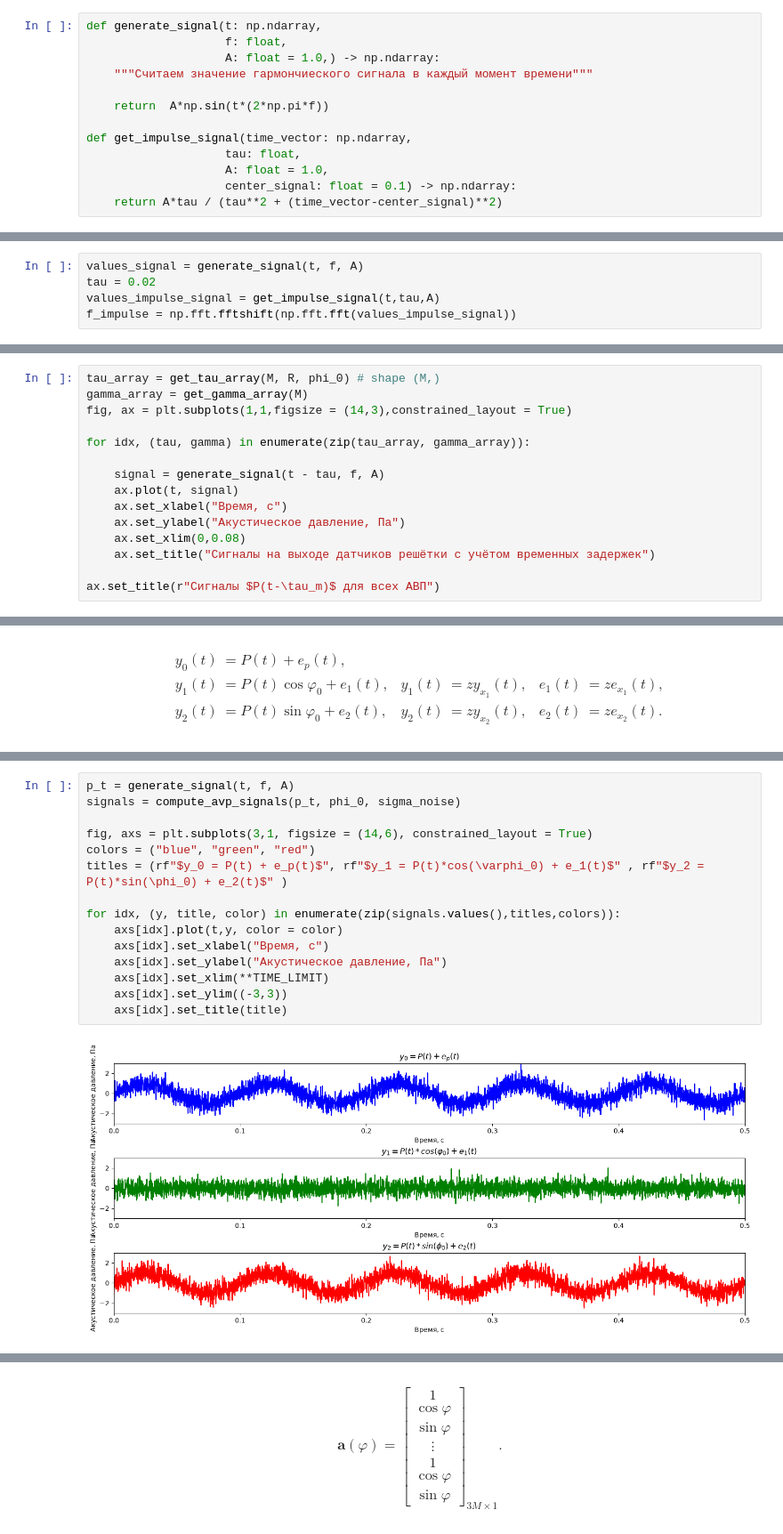
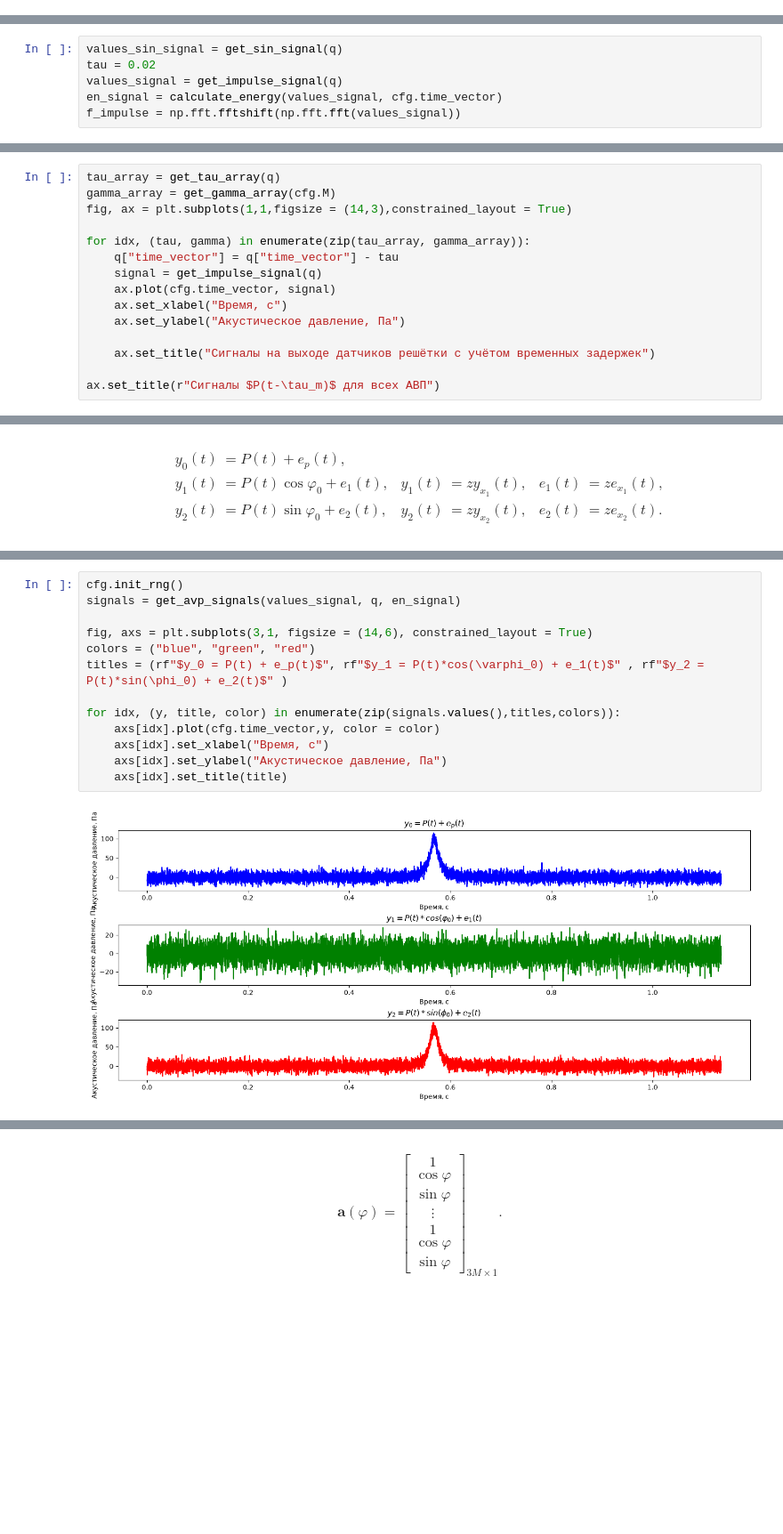
Before and after one commit to veitnemed/piling-main, a Jupyter notebook: notebook.ipynb, the cells around one changed output, grey strips where cells are left out. Shown at 89% size. Cells and saved outputs as stored; diff of their text form; blank space fills up the shorter version.

```diff
--- a/notebook.ipynb
+++ b/notebook.ipynb
@@ -61,24 +54,12 @@ def get_tau_array(M: int,
-# %%
-def generate_signal(t: np.ndarray,
-                    f: float,
-                    A: float = 1.0,) -> np.ndarray:
-    """Считаем значение гармончиеского сигнала в каждый момент времени"""
-
-    return  A*np.sin(t*(2*np.pi*f))
-
-def get_impulse_signal(time_vector: np.ndarray,
-                    tau: float,
-                    A: float = 1.0,
-                    center_signal: float = 0.1) -> np.ndarray:
-    return A*tau / (tau**2 + (time_vector-center_signal)**2)
 # %% [markdown]
 \begin{align*}
 \text{Сигнал } P(t) \text{ (без шума)}
 \end{align*}
 # %%
-values_signal = generate_signal(t, f, A)
+values_sin_signal = get_sin_signal(q)
 tau = 0.02
-values_impulse_signal = get_impulse_signal(t,tau,A)
-f_impulse = np.fft.fftshift(np.fft.fft(values_impulse_signal))
+values_signal = get_impulse_signal(q)
+en_signal = calculate_energy(values_signal, cfg.time_vector)
+f_impulse = np.fft.fftshift(np.fft.fft(values_signal))
 # %%
 fig, ax = plt.subplots(1,1,figsize = (14,2))
@@ -155,15 +127,15 @@ plt.show()
 # %%
-tau_array = get_tau_array(M, R, phi_0) # shape (M,)
-gamma_array = get_gamma_array(M)
+tau_array = get_tau_array(q)
+gamma_array = get_gamma_array(cfg.M)
 fig, ax = plt.subplots(1,1,figsize = (14,3),constrained_layout = True)
 
 for idx, (tau, gamma) in enumerate(zip(tau_array, gamma_array)):
-
-    signal = generate_signal(t - tau, f, A)
-    ax.plot(t, signal)
+    q["time_vector"] = q["time_vector"] - tau
+    signal = get_impulse_signal(q)
+    ax.plot(cfg.time_vector, signal)
     ax.set_xlabel("Время, с")
     ax.set_ylabel("Акустическое давление, Па")
-    ax.set_xlim(0,0.08)
+
     ax.set_title("Сигналы на выходе датчиков решётки с учётом временных задержек")
 
 ax.set_title(r"Сигналы $P(t-\tau_m)$ для всех АВП")
@@ -235,17 +153,15 @@ def compute_channel_matrix(
 # %%
-p_t = generate_signal(t, f, A)
-signals = compute_avp_signals(p_t, phi_0, sigma_noise)
+cfg.init_rng()
+signals = get_avp_signals(values_signal, q, en_signal)
 
 fig, axs = plt.subplots(3,1, figsize = (14,6), constrained_layout = True)
 colors = ("blue", "green", "red")
 titles = (rf"$y_0 = P(t) + e_p(t)$", rf"$y_1 = P(t)*cos(\varphi_0) + e_1(t)$" , rf"$y_2 = P(t)*sin(\phi_0) + e_2(t)$" )
 
 for idx, (y, title, color) in enumerate(zip(signals.values(),titles,colors)):
-    axs[idx].plot(t,y, color = color)
+    axs[idx].plot(cfg.time_vector,y, color = color)
     axs[idx].set_xlabel("Время, с")
     axs[idx].set_ylabel("Акустическое давление, Па")
-    axs[idx].set_xlim(**TIME_LIMIT)
-    axs[idx].set_ylim((-3,3))
     axs[idx].set_title(title)
 # %% [output]
-[figure, old version]
+[figure, new version]
```
Also changed, not shown: parts of 23 cells of this notebook, 5 other files.
